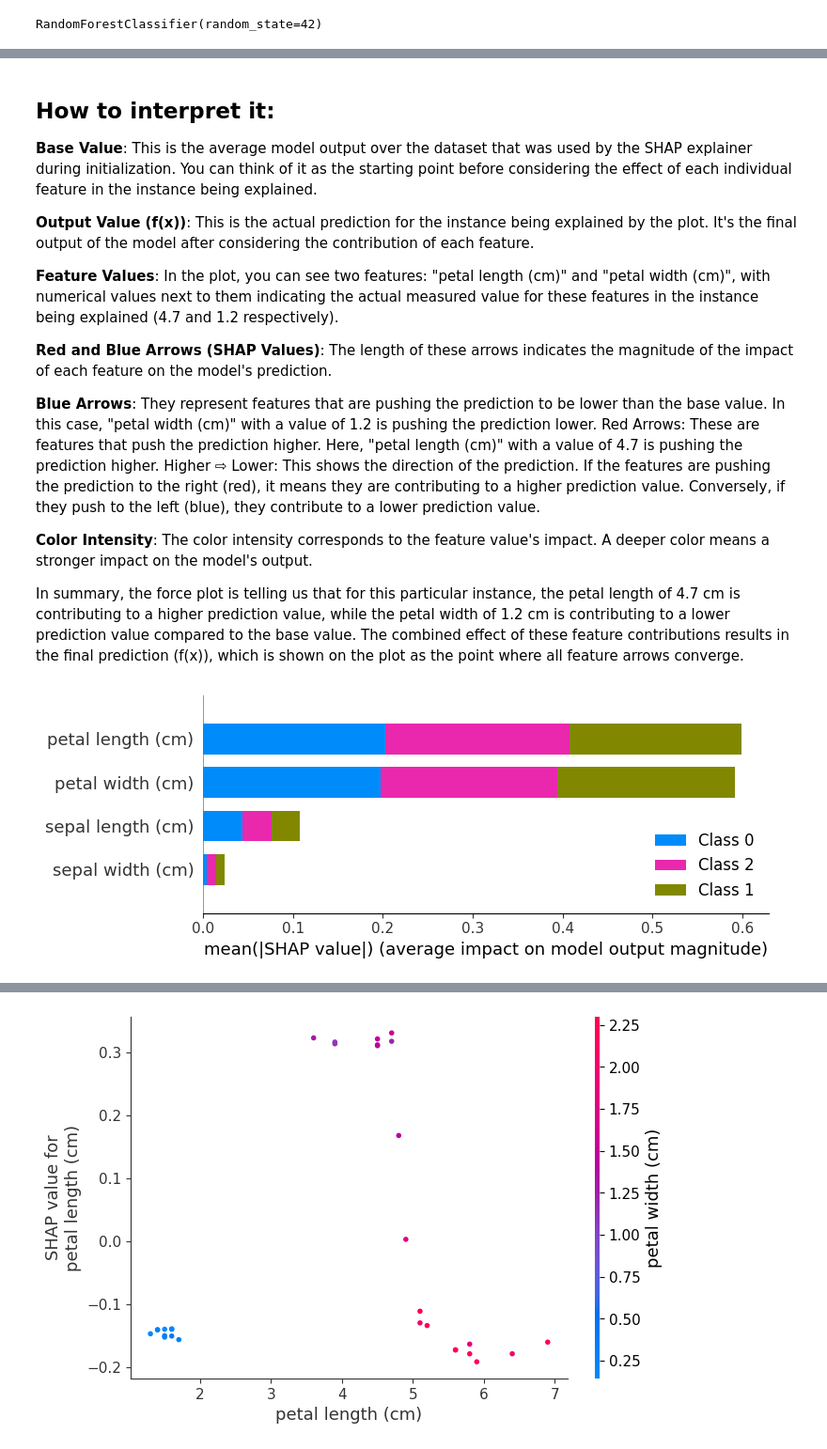
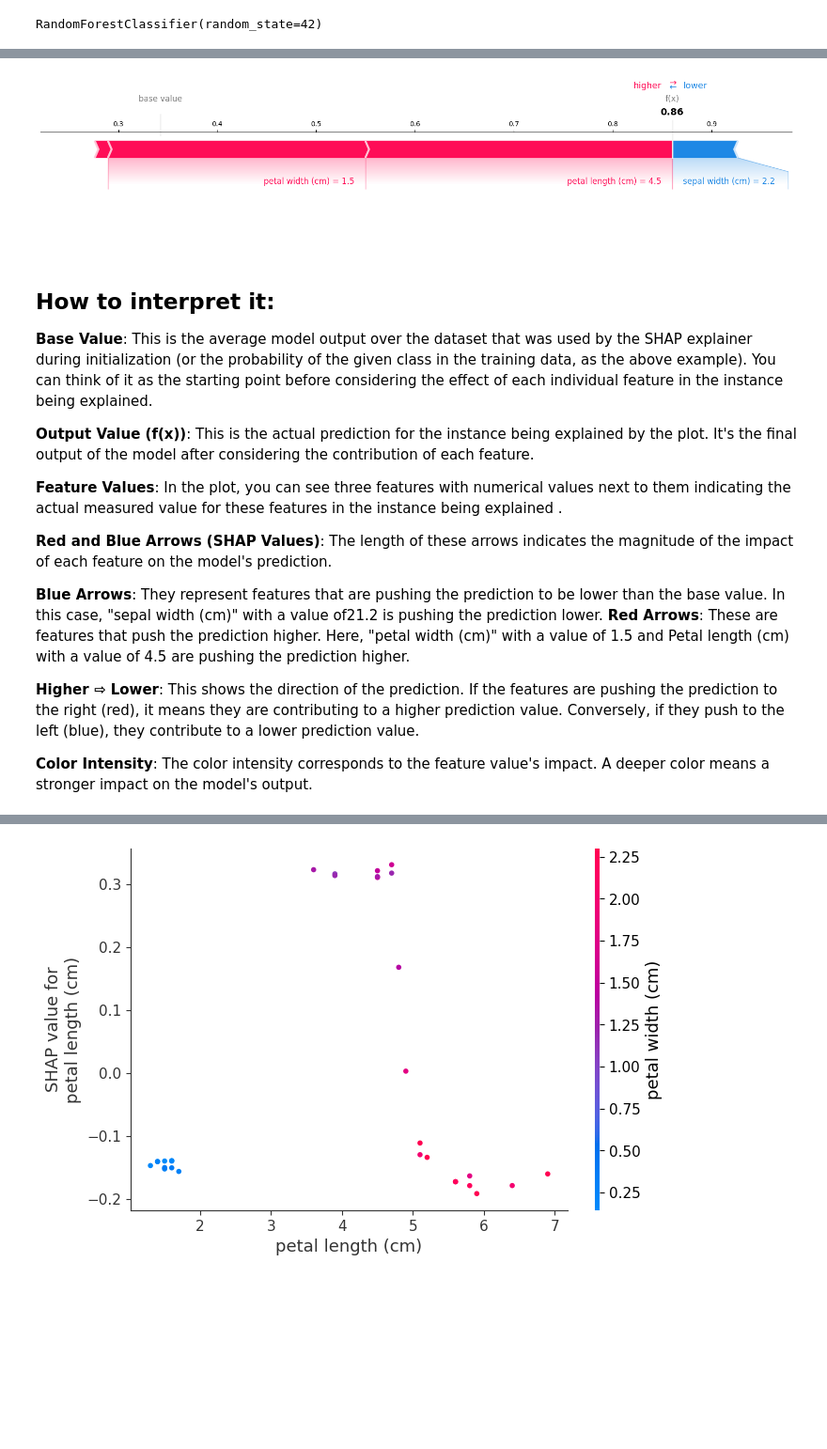
Before and after one commit to Naviden/Introduction-to-XAI, a Jupyter notebook: Tools/SHAP_examples/SHAP_tabular.ipynb, the cells around one changed output, grey strips where cells are left out. Shown: that part at 94% size. Drawn from its saved outputs; the diff is of its cells as text; code cells hidden in the pictures; blank space fills up the shorter version.

```diff
--- a/Tools/SHAP_examples/SHAP_tabular.ipynb
+++ b/Tools/SHAP_examples/SHAP_tabular.ipynb
@@ -36,23 +29,33 @@ shap.force_plot(explainer.expected_value[0], shap_values[0][0], X_test.iloc[0])
+# %%
+instance_index = 8  # Change this to the index of the instance you want to visualize
+
+# Predict the class for the specified instance
+predicted_class = model.predict(X_test.iloc[instance_index:instance_index +
+                                            1])[0]
+
+# Assuming shap_values has been correctly computed for the test set
+# Generate the SHAP force plot for the predicted class of the specified instance
+shap.force_plot(explainer.expected_value[predicted_class],
+                shap_values[predicted_class][instance_index],
+                X_test.iloc[instance_index].values,
+                feature_names=iris.feature_names,
+                matplotlib=True)
+# %% [output]
+[figure, added]
 # %% [markdown]
 ## How to interpret it:
 
-__Base Value__: This is the average model output over the dataset that was used by the SHAP explainer during initialization. You can think of it as the starting point before considering the effect of each individual feature in the instance being explained.
+__Base Value__: This is the average model output over the dataset that was used by the SHAP explainer during initialization (or the probability of the given class in the training data, as the above example). You can think of it as the starting point before considering the effect of each individual feature in the instance being explained.
 
 __Output Value (f(x))__: This is the actual prediction for the instance being explained by the plot. It's the final output of the model after considering the contribution of each feature.
 
-__Feature Values__: In the plot, you can see two features: "petal length (cm)" and "petal width (cm)", with numerical values next to them indicating the actual measured value for these features in the instance being explained (4.7 and 1.2 respectively).
+__Feature Values__: In the plot, you can see three features with numerical values next to them indicating the actual measured value for these features in the instance being explained .
 
 __Red and Blue Arrows (SHAP Values)__: The length of these arrows indicates the magnitude of the impact of each feature on the model's prediction.
 
-__Blue Arrows__: They represent features that are pushing the prediction to be lower than the base value. In this case, "petal width (cm)" with a value of 1.2 is pushing the prediction lower.
-Red Arrows: These are features that push the prediction higher. Here, "petal length (cm)" with a value of 4.7 is pushing the prediction higher.
-Higher ⇨ Lower: This shows the direction of the prediction. If the features are pushing the prediction to the right (red), it means they are contributing to a higher prediction value. Conversely, if they push to the left (blue), they contribute to a lower prediction value.
+__Blue Arrows__: They represent features that are pushing the prediction to be lower than the base value. In this case, "sepal width (cm)" with a value of21.2 is pushing the prediction lower.
+__Red Arrows__: These are features that push the prediction higher. Here, "petal width (cm)" with a value of 1.5 and Petal length (cm) with a value of 4.5 are pushing the prediction higher.
+
+__Higher ⇨ Lower__: This shows the direction of the prediction. If the features are pushing the prediction to the right (red), it means they are contributing to a higher prediction value. Conversely, if they push to the left (blue), they contribute to a lower prediction value.
 
 __Color Intensity__: The color intensity corresponds to the feature value's impact. A deeper color means a stronger impact on the model's output.
-
-In summary, the force plot is telling us that for this particular instance, the petal length of 4.7 cm is contributing to a higher prediction value, while the petal width of 1.2 cm is contributing to a lower prediction value compared to the base value. The combined effect of these feature contributions results in the final prediction (f(x)), which is shown on the plot as the point where all feature arrows converge.
-# %%
-# Plot summary plot using SHAP values for all predictions
-shap.summary_plot(shap_values, X_test)
-# %% [output]
-[figure, removed]
```
Also changed, not shown: parts of 3 cells of this notebook, 1 other file.
